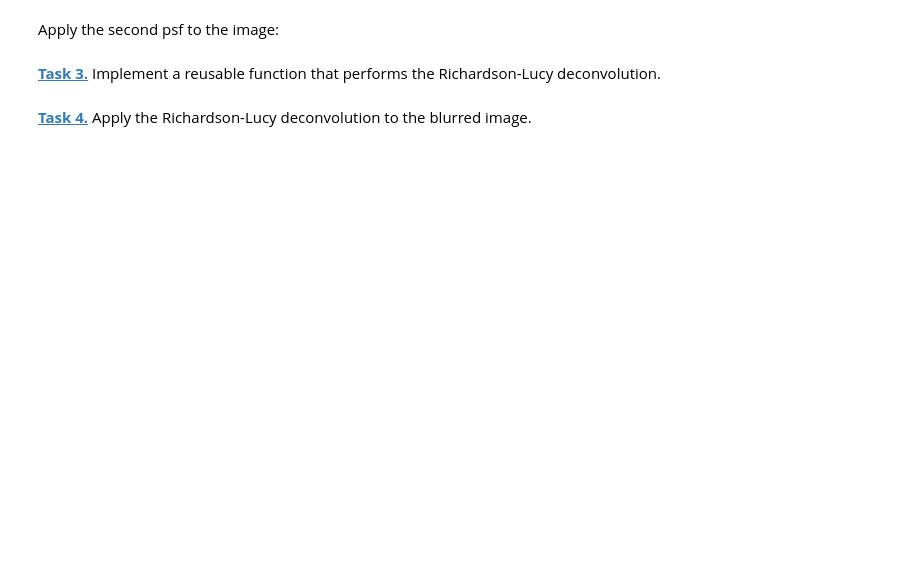
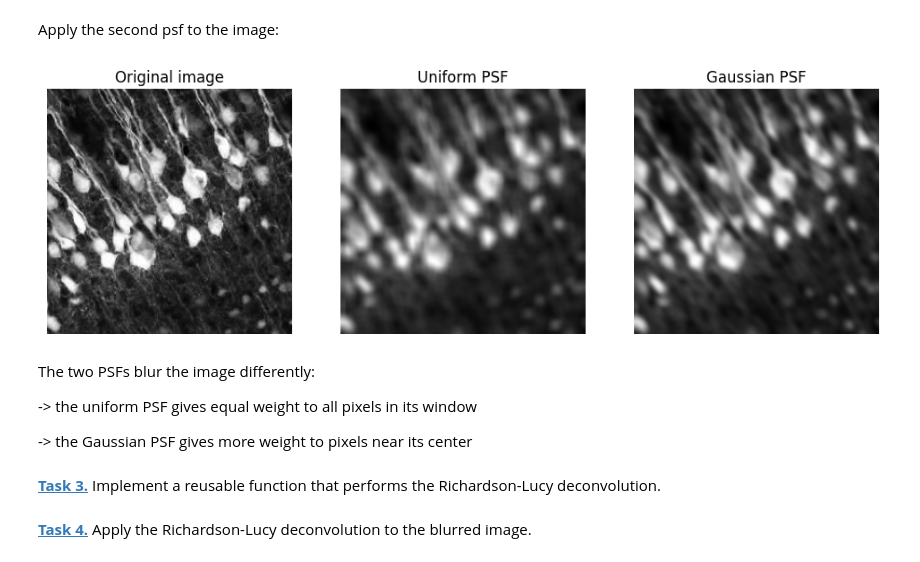
Before and after one commit to vntsslv/mobi-fs5-python, a Jupyter notebook: deconvolution.ipynb, the cells around one changed output. Saved outputs shown, nothing was run; the diff lists cells and outputs as text; code cells hidden in the pictures; blank space fills up the shorter version.

```diff
--- a/deconvolution.ipynb
+++ b/deconvolution.ipynb
@@ -47,5 +50,37 @@ plt.imshow(create_psf(psf_size), 'gray')
 # %% [markdown]
 Apply the second psf to the image:
+# %%
+psf_gaussian = create_psf(psf_size)
+psf_gaussian = psf_gaussian / psf_gaussian.sum()
+
+img_psf_gaussian = conv(img, psf_gaussian, mode='same', boundary='symm')
+
+plt.figure(figsize=(12, 4))
+
+plt.subplot(1, 3, 1)
+plt.imshow(img, 'gray')
+plt.title('Original image')
+plt.axis('off')
+
+plt.subplot(1, 3, 2)
+plt.imshow(img_psf, 'gray')
+plt.title('Uniform PSF')
+plt.axis('off')
+
+plt.subplot(1, 3, 3)
+plt.imshow(img_psf_gaussian, 'gray')
+plt.title('Gaussian PSF')
+plt.axis('off')
+
+plt.show()
+# %% [output]
+[figure, added]
+# %% [markdown]
+The two PSFs blur the image differently:
+
+-> the uniform PSF gives equal weight to all pixels in its window
+
+-> the Gaussian PSF gives more weight to pixels near its center
 # %% [markdown]
 **[Task 3.]()** Implement a reusable function that performs the Richardson-Lucy deconvolution.
 # %%
```
Also changed, not shown: parts of 25 cells of this notebook.
